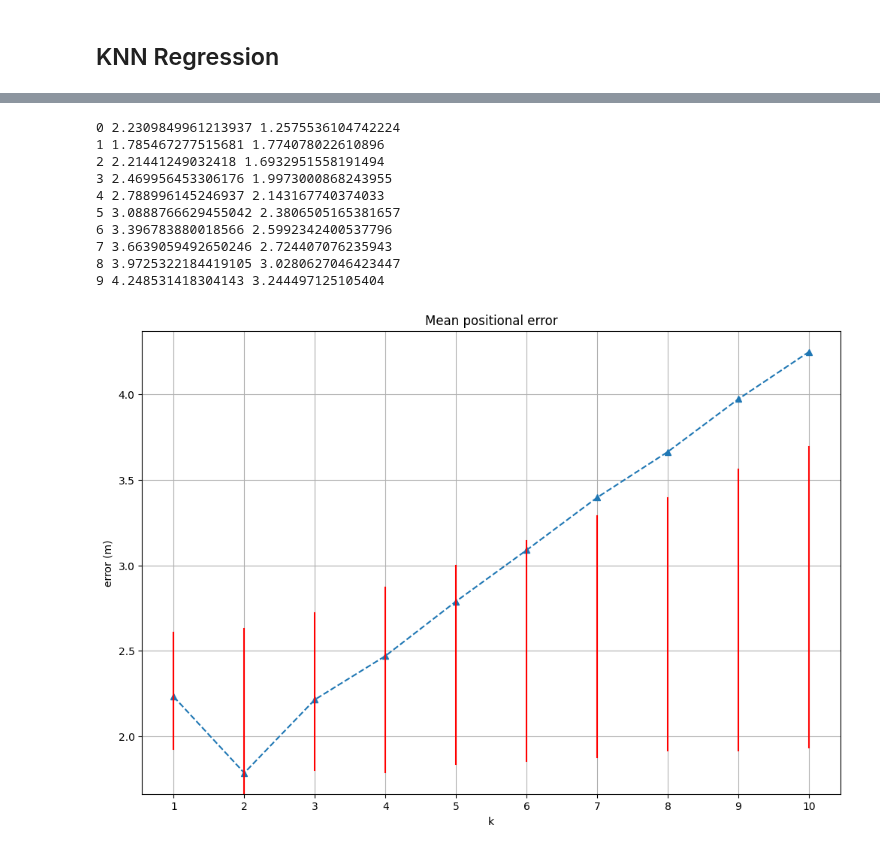
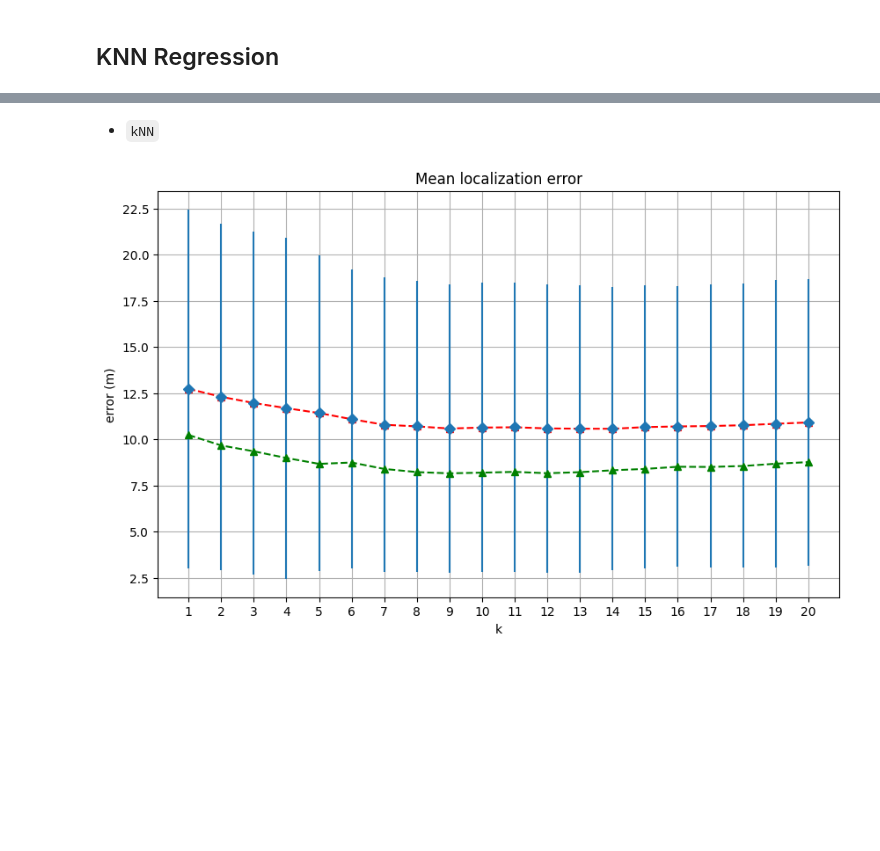
Before and after one commit to hungnd11/my-thesis, a Jupyter notebook: code/notebooks/knn.ipynb, the cells around one changed output, grey strips where cells are left out. Cells and saved outputs as stored; diff of their text form; code cells hidden in the pictures; blank space fills up the shorter version.

Commit message:
Fix wrong train/test split in KNN

```diff
--- a/code/notebooks/knn.ipynb
+++ b/code/notebooks/knn.ipynb
@@ -285,12 +288,31 @@ plt.show()
+# %%
+def translator(test_bssid, train_bssid, unseen_rssi=-100):
+  def c(X_test):
+    X_test_translated = np.zeros((X_test.shape[0], train_bssid.shape[0])) + unseen_rssi
+    for i, train_b in enumerate(train_bssid):
+      indices = np.where(test_bssid == train_b)[0]
+
+      if len(indices) == 1:
+        X_test_translated[:, i] = X_test[:, indices[0]]
+
+    return X_test_translated
+
+  return c
+# %%
+train_test_translate = translator(test_bssid, train_bssid, unseen_rssi=-1000)
+# %%
+X_test_translated = train_test_translate(X_test)
+# %% [markdown]
+* `kNN`
 # %%
-k_values = list(range(1, 11))
+k_values = list(range(1, 21))
 model_list = []
 error_list = []
 
 for n_neighbors in k_values:
-  knn = KNeighborsRegressor(n_neighbors=n_neighbors)
+  knn = KNeighborsRegressor(n_neighbors=n_neighbors, weights="distance")
   knn.fit(X_train, y_train)
-  y_pred = knn.predict(X_test)
+  y_pred = knn.predict(X_test_translated)
   errors = np.sqrt(np.sum((y_test - y_pred) ** 2, axis=1))
 
   model_list.append(knn)
@@ -300,32 +320,22 @@ std_errors
 # %%
-fig, ax = plt.subplots(1, 1, figsize=(12, 8))
+fig, ax = plt.subplots(1, 1, figsize=(10, 6))
 
 mean_errors = [errors.mean() for errors in error_list]
+median_errors = [np.median(errors) for errors in error_list]
 std_errors = [errors.std() for errors in error_list]
 
-ax.plot(k_values, mean_errors, marker="^", ls="--")
-for i, (mean_error, std_error) in enumerate(zip(mean_errors, std_errors)):
-  # TODO: Incorrect -> fix
-  ax.axvline(x=k_values[i], color="red", ymin=(mean_error-std_error), ymax=(mean_error+std_error))
+ax.errorbar(x=k_values, y=mean_errors, xerr=None, yerr=std_errors, fmt="D")
+ax.plot(k_values, mean_errors, marker="^", ls="--", label="mean", color="red")
+ax.plot(k_values, median_errors, marker="^", ls="--", label="median", color="green")
 
 ax.set_xlabel("k")
 ax.set_xticks(k_values)
 ax.set_ylabel("error (m)")
-ax.set_title("Mean positional error")
+ax.set_title("Mean localization error")
 
 ax.grid()
 
 plt.show()
 # %% [output]
-0 2.2309849961213937 1.2575536104742224
-1 1.785467277515681 1.774078022610896
-2 2.21441249032418 1.6932951558191494
-3 2.469956453306176 1.9973000868243955
-4 2.788996145246937 2.143167740374033
-5 3.0888766629455042 2.3806505165381657
-6 3.396783880018566 2.5992342400537796
-7 3.6639059492650246 2.724407076235943
-8 3.9725322184419105 3.0280627046423447
-9 4.248531418304143 3.244497125105404
-[figure, old version]
+[figure, new version]
 # %%
```
Also changed, not shown: parts of 43 cells of this notebook.
